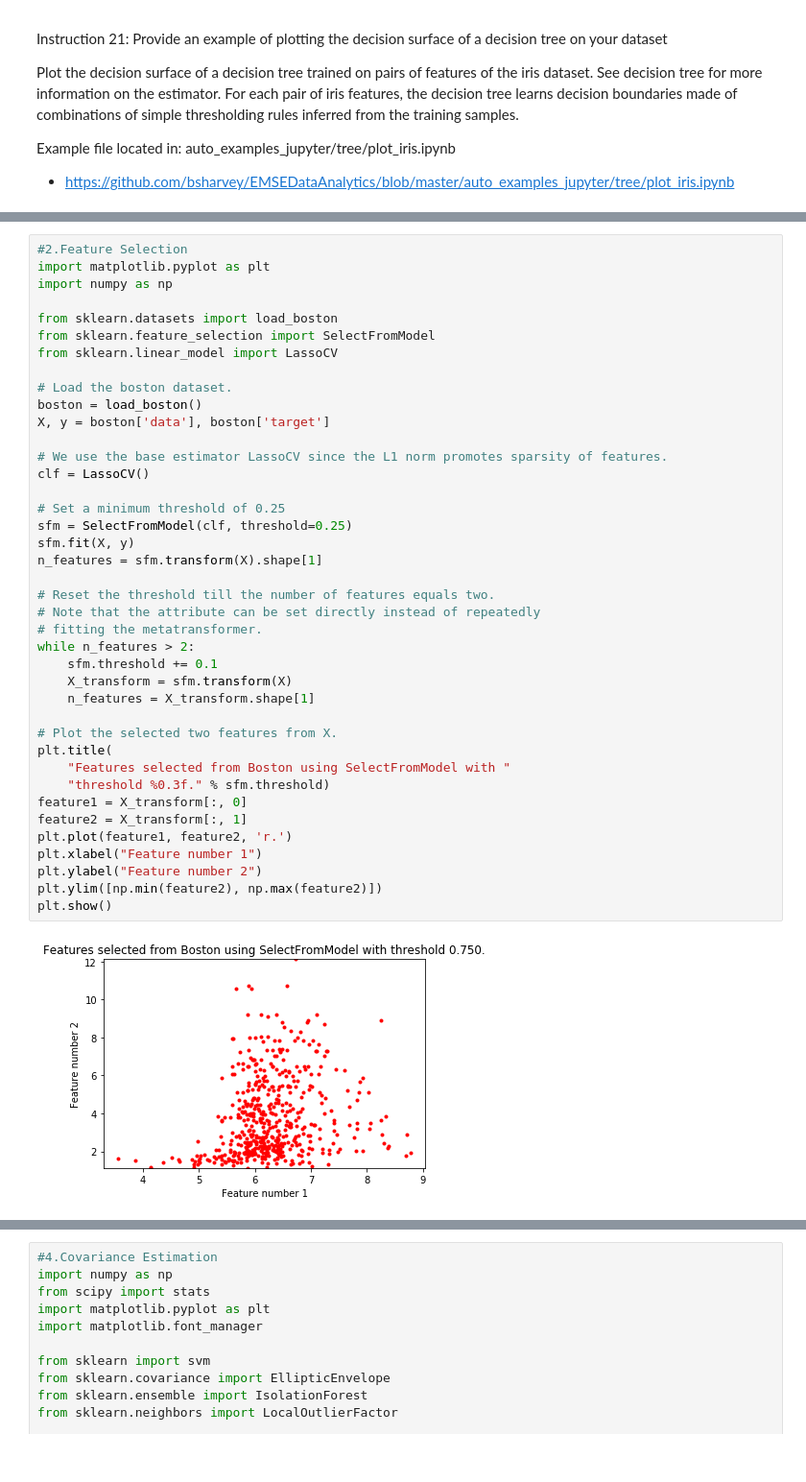
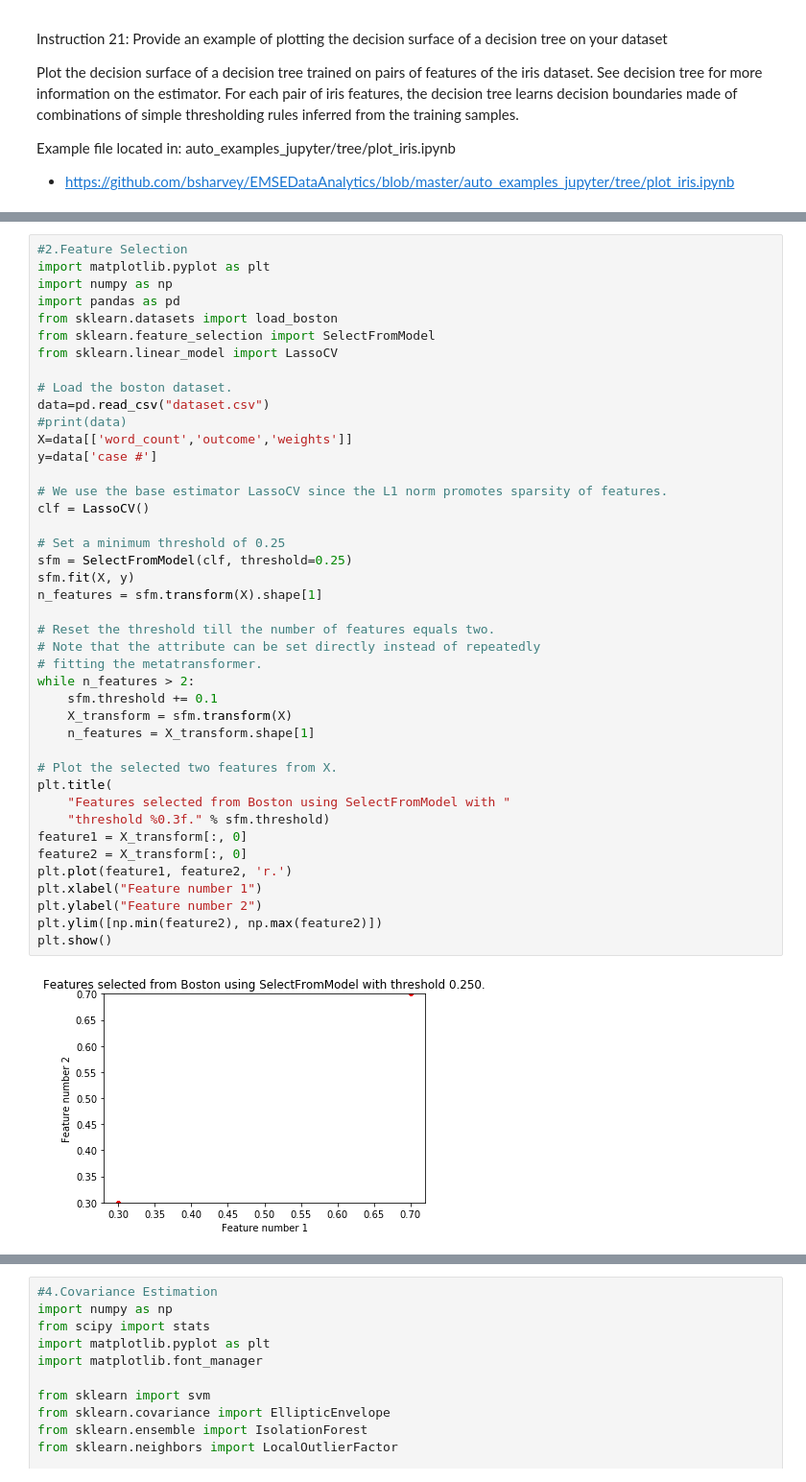
Before and after one commit to oliviapy960825/oliviapy960825.github.io, a Jupyter notebook: Assignments/HW3.ipynb, the cells around one changed output, grey strips where cells are left out. Shown: that part at 96% size. Saved outputs shown, nothing was run; the diff lists cells and outputs as text.

```diff
--- a/Assignments/HW3.ipynb
+++ b/Assignments/HW3.ipynb
@@ -278,44 +346,46 @@ Fitting 3 folds for each of 18 candidates, totalling 54 fits
 #2.Feature Selection
 import matplotlib.pyplot as plt
 import numpy as np
-
+import pandas as pd
 from sklearn.datasets import load_boston
 from sklearn.feature_selection import SelectFromModel
 from sklearn.linear_model import LassoCV
 
 # Load the boston dataset.
-boston = load_boston()
-X, y = boston['data'], boston['target']
+data=pd.read_csv("dataset.csv")
+#print(data)
+X=data[['word_count','outcome','weights']]
+y=data['case #']
 
 # We use the base estimator LassoCV since the L1 norm promotes sparsity of features.
 clf = LassoCV()
 
 # Set a minimum threshold of 0.25
 sfm = SelectFromModel(clf, threshold=0.25)
 sfm.fit(X, y)
 n_features = sfm.transform(X).shape[1]
 
 # Reset the threshold till the number of features equals two.
 # Note that the attribute can be set directly instead of repeatedly
 # fitting the metatransformer.
 while n_features > 2:
     sfm.threshold += 0.1
     X_transform = sfm.transform(X)
     n_features = X_transform.shape[1]
 
 # Plot the selected two features from X.
 plt.title(
     "Features selected from Boston using SelectFromModel with "
     "threshold %0.3f." % sfm.threshold)
 feature1 = X_transform[:, 0]
-feature2 = X_transform[:, 1]
+feature2 = X_transform[:, 0]
 plt.plot(feature1, feature2, 'r.')
 plt.xlabel("Feature number 1")
 plt.ylabel("Feature number 2")
 plt.ylim([np.min(feature2), np.max(feature2)])
 plt.show()
 # %% [output]
-[figure, old version]
+[figure, new version]
 # %%
 #3.Comparison of LDA and PCA 2D projection of dataset
 import matplotlib.pyplot as plt
```
Also changed, not shown: parts of 2 cells of this notebook, 25 other files.
